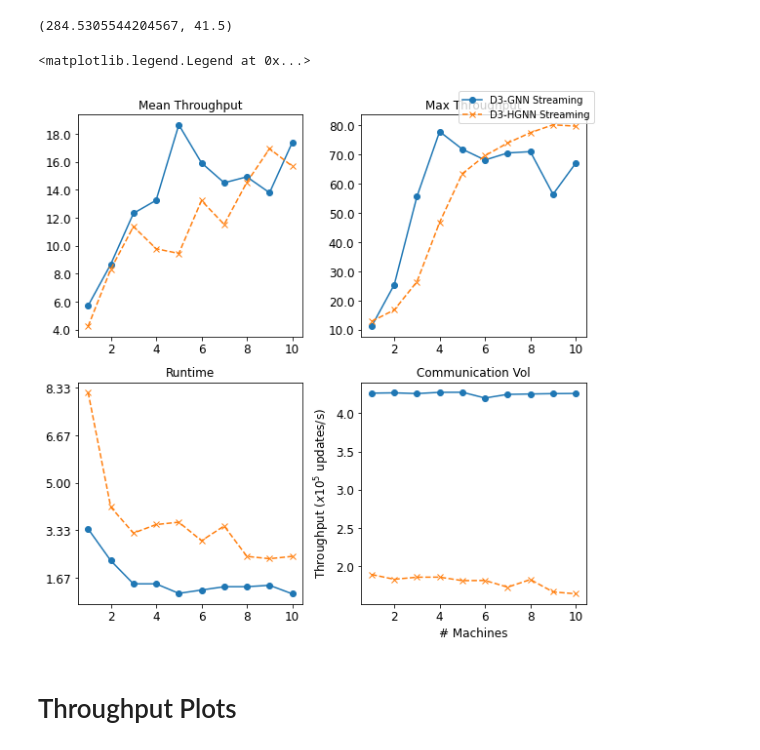
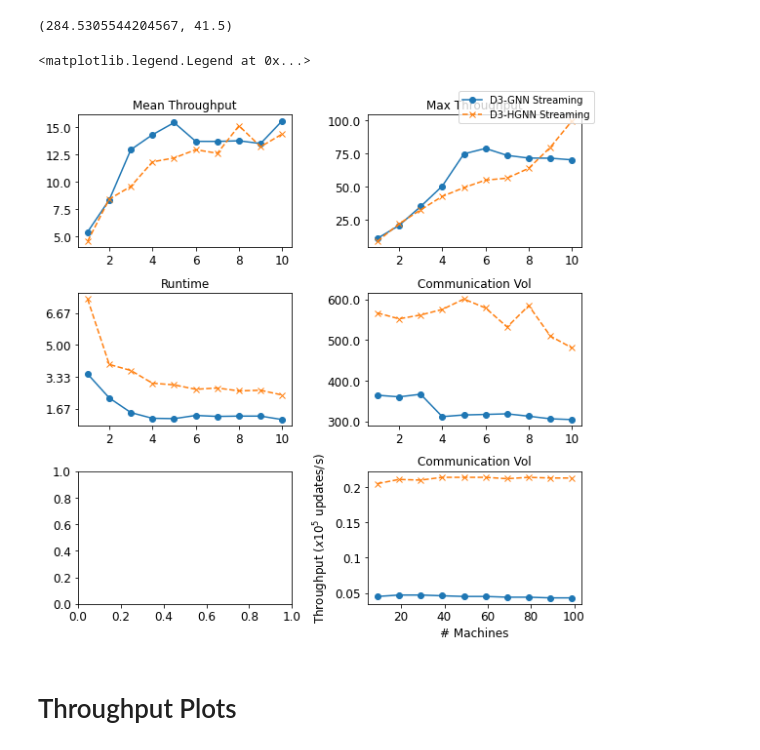
Before and after one commit to Rustam-Warwick/d3-gnn, a Jupyter notebook: helper-scripts/jupyter/Process Flink Metrics.ipynb, the cells around one changed output. Cells and saved outputs as stored; diff of their text form; code cells hidden in the pictures.

Commit message:
Clearing Flink metrics computation logic

```diff
--- a/helper-scripts/jupyter/Process Flink Metrics.ipynb
+++ b/helper-scripts/jupyter/Process Flink Metrics.ipynb
@@ -308,39 +308,43 @@ np.mean([394.16859407829554, 174.8925147626179]), np.mean([32,51])
 # %% [output]
 (284.5305544204567, 41.5)
 # %%
-fig, ax = plt.subplots(2,2, figsize=(8,8))
+fig, ax = plt.subplots(3,2, figsize=(8,8))
 
-gnn_throughput=transform_dict(agg_concat_list(get_aggregated_throughput(entry_folder_name="../../jupyter/metrics/streaming_dblp/", metric_name="throughput"),agg="mean"))
-hgnn_throughput=transform_dict(agg_concat_list(get_aggregated_throughput(entry_folder_name="../../jupyter/metrics/streaming_hdblp/", metric_name="throughput"),agg="mean"))
+gnn_throughput=transform_dict(agg_concat_list(get_aggregated_throughput(entry_folder_name="../../jupyter/metrics/DBLP_edge_streaming_streaming/", metric_name="throughput"),agg="mean"))
+hgnn_throughput=transform_dict(agg_concat_list(get_aggregated_throughput(entry_folder_name="../../jupyter/metrics/DBLP_vertex_streaming_hypergraph/", metric_name="throughput"),agg="mean"))
 _, _, _ = plot_aggregated_dict("Mean Throughput", [gnn_throughput, hgnn_throughput],["D3-GNN Streaming", "D3-HGNN Streaming"], ["o", "x"], ["-","--"], [None, None], pre_fig=(fig,ax[0][0]), xlabel="# Machines")
 
 
-gnn_throughput=transform_dict(agg_concat_list(get_aggregated_throughput(entry_folder_name="../../jupyter/metrics/streaming_dblp/", metric_name="throughput"),agg="max"))
-hgnn_throughput=transform_dict(agg_concat_list(get_aggregated_throughput(entry_folder_name="../../jupyter/metrics/streaming_hdblp/", metric_name="throughput"),agg="max"))
+gnn_throughput=transform_dict(agg_concat_list(get_aggregated_throughput(entry_folder_name="../../jupyter/metrics/DBLP_edge_streaming_streaming/", metric_name="throughput"),agg="max"))
+hgnn_throughput=transform_dict(agg_concat_list(get_aggregated_throughput(entry_folder_name="../../jupyter/metrics/DBLP_vertex_streaming_hypergraph/", metric_name="throughput"),agg="max"))
 _, _, _ = plot_aggregated_dict("Max Throughput", [gnn_throughput, hgnn_throughput],["D3-GNN Streaming", "D3-HGNN Streaming"], ["o", "x"], ["-","--"], [None, None], pre_fig=(fig,ax[0][1]), xlabel="# Machines")
 
-gnn_throughput=transform_dict(agg_concat_list(get_aggregated_throughput(entry_folder_name="../../jupyter/metrics/streaming_dblp/", metric_name="numRecordsOut"),agg="len_nonzero"))
-hgnn_throughput=transform_dict(agg_concat_list(get_aggregated_throughput(entry_folder_name="../../jupyter/metrics/streaming_hdblp/", metric_name="numRecordsOut"),agg="len_nonzero"))
+gnn_throughput=transform_dict(agg_concat_list(get_aggregated_throughput(entry_folder_name="../../jupyter/metrics/DBLP_edge_streaming_streaming/", metric_name="numRecordsOutPerSecond"),agg="len_nonzero"))
+hgnn_throughput=transform_dict(agg_concat_list(get_aggregated_throughput(entry_folder_name="../../jupyter/metrics/DBLP_vertex_streaming_hypergraph/", metric_name="numRecordsOutPerSecond"),agg="len_nonzero"))
 _, _, _ = plot_aggregated_dict("Runtime", [gnn_throughput, hgnn_throughput],["D3-GNN Streaming", "D3-HGNN Streaming"], ["o", "x"], ["-","--"], [None, None], pre_fig=(fig,ax[1][0]), formatter=sec_to_min, xlabel="# Machines")
 
-gnn_throughput=transform_dict(agg_concat_list(get_aggregated_throughput(entry_folder_name="../../jupyter/metrics/streaming_dblp/", metric_name="numRecordsIn"),agg="max"))
-hgnn_throughput=transform_dict(agg_concat_list(get_aggregated_throughput(entry_folder_name="../../jupyter/metrics/streaming_hdblp/", metric_name="numRecordsIn"),agg="max"))
+gnn_throughput=transform_dict(agg_concat_list(get_aggregated_throughput(entry_folder_name="../../jupyter/metrics/DBLP_edge_streaming_streaming/", metric_name="numRecordsOut"),agg="max"))
+hgnn_throughput=transform_dict(agg_concat_list(get_aggregated_throughput(entry_folder_name="../../jupyter/metrics/DBLP_vertex_streaming_hypergraph/", metric_name="numRecordsOut"),agg="max"))
 _, _, _ = plot_aggregated_dict("Communication Vol", [gnn_throughput, hgnn_throughput],["D3-GNN Streaming", "D3-HGNN Streaming"], ["o", "x"], ["-","--"], [None, None], pre_fig=(fig,ax[1][1]),  xlabel="# Machines")
+
+gnn_throughput =  agg_concat_list(get_aggregated_throughput(entry_folder_name="../../jupyter/metrics/DBLP_edge_streaming_streaming/", operator_name="HDRF-1Threads", metric_name="Replication Factor"),agg="last_nonzero")
+hgnn_throughput = agg_concat_list(get_aggregated_throughput(entry_folder_name="../../jupyter/metrics/DBLP_vertex_streaming_hypergraph/", operator_name="HyperGraphMinMax", metric_name="Replication Factor"),agg="last_nonzero")
+_, _, _ = plot_aggregated_dict("Communication Vol", [gnn_throughput, hgnn_throughput],["D3-GNN Streaming", "D3-HGNN Streaming"], ["o", "x"], ["-","--"], [None, None], pre_fig=(fig,ax[2][1]), formatter=numfmt2, xlabel="# Machines")
 
 fig.legend(ax[0][0].get_legend_handles_labels()[1])
 
 
 # # for legend separately
 # figsize = (5, 0.3)
 # fig_leg = plt.figure(figsize=figsize)
 # ax_leg = fig_leg.add_subplot(111)
 # # add the legend from the previous axes
 # ax_leg.legend(*ax.get_legend_handles_labels(), loc='center', ncol=5)
 # # hide the axes frame and the x/y labels
 # ax_leg.axis('off')
 # %% [output]
 <matplotlib.legend.Legend at 0x...>
-[figure, old version]
+[figure, new version]
 # %% [markdown]
 # Throughput Plots
 # %% [markdown]
```
Also changed, not shown: 18 other files.
